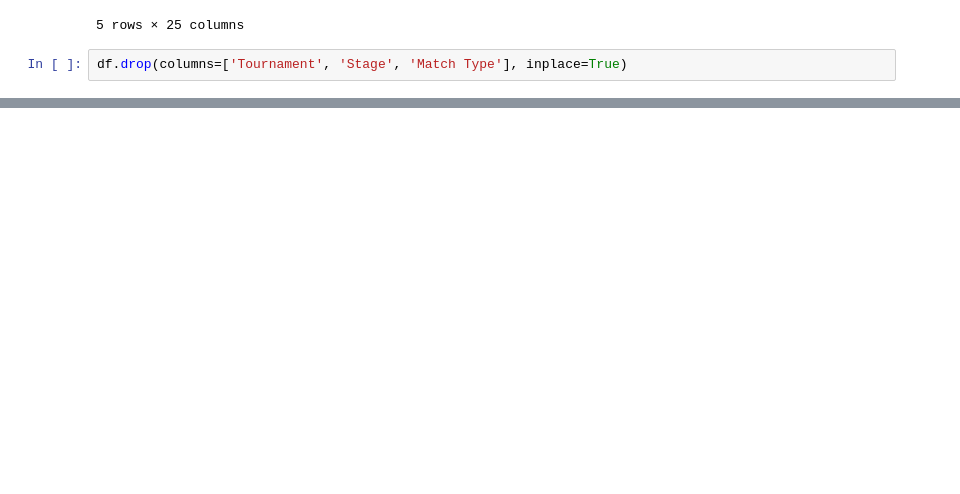
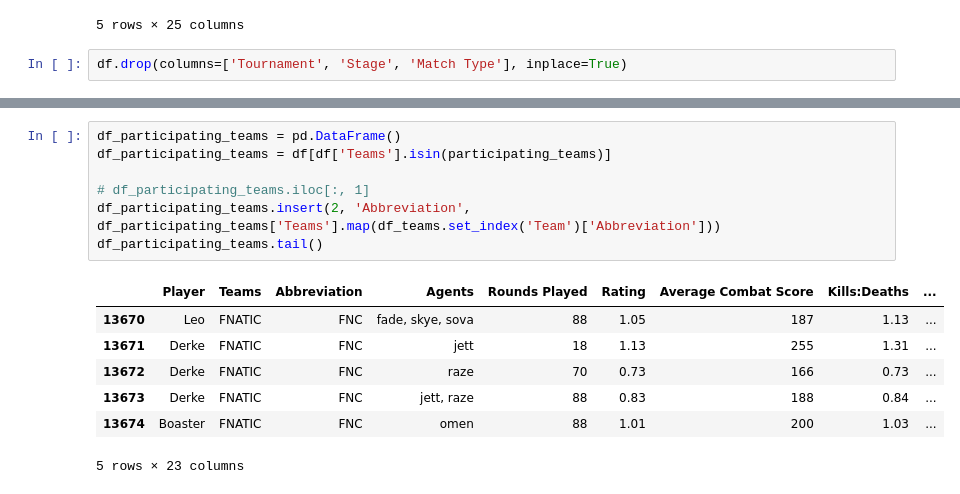
Before and after one commit to danielAcl9/valorantChampions2024DataAnalysis, a Jupyter notebook: notebooks/player_stats.ipynb, the cells around one changed output, grey strips where cells are left out. Drawn from its saved outputs; the diff is of its cells as text; blank space fills up the shorter version.

```diff
--- a/notebooks/player_stats.ipynb
+++ b/notebooks/player_stats.ipynb
@@ -25,0 +27,15 @@ df.head()
+# %%
+df_participating_teams = pd.DataFrame()
+df_participating_teams = df[df['Teams'].isin(participating_teams)]
+
+# df_participating_teams.iloc[:, 1]
+df_participating_teams.insert(2, 'Abbreviation', df_participating_teams['Teams'].map(df_teams.set_index('Team')['Abbreviation']))
+df_participating_teams.tail()
+# %% [output]
+|  | Player | Teams | Abbreviation | Agents | Rounds Played | Rating | Average Combat Score | Kills:Deaths | ... |
+| 13670 | Leo | FNATIC | FNC | fade, skye, sova | 88 | 1.05 | 187 | 1.13 | ... |
+| 13671 | Derke | FNATIC | FNC | jett | 18 | 1.13 | 255 | 1.31 | ... |
+| 13672 | Derke | FNATIC | FNC | raze | 70 | 0.73 | 166 | 0.73 | ... |
+| 13673 | Derke | FNATIC | FNC | jett, raze | 88 | 0.83 | 188 | 0.84 | ... |
+| 13674 | Boaster | FNATIC | FNC | omen | 88 | 1.01 | 200 | 1.03 | ... |
+5 rows × 23 columns
```
Also changed, not shown: parts of 13 cells of this notebook, 1 other file.
